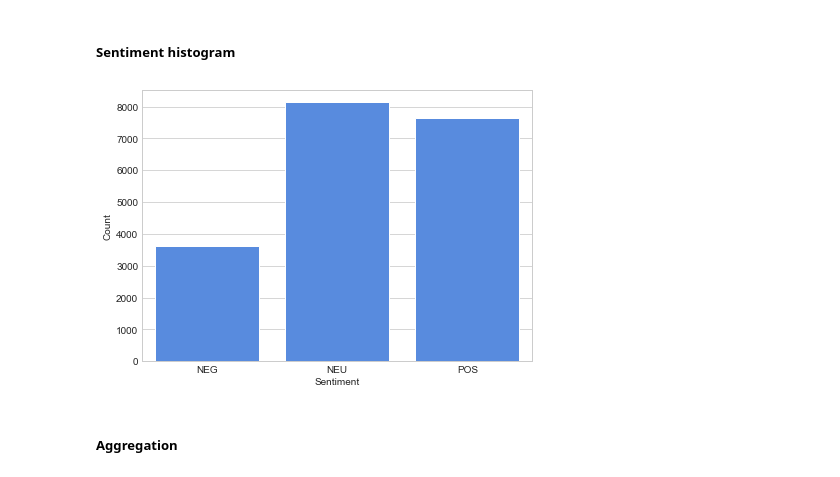
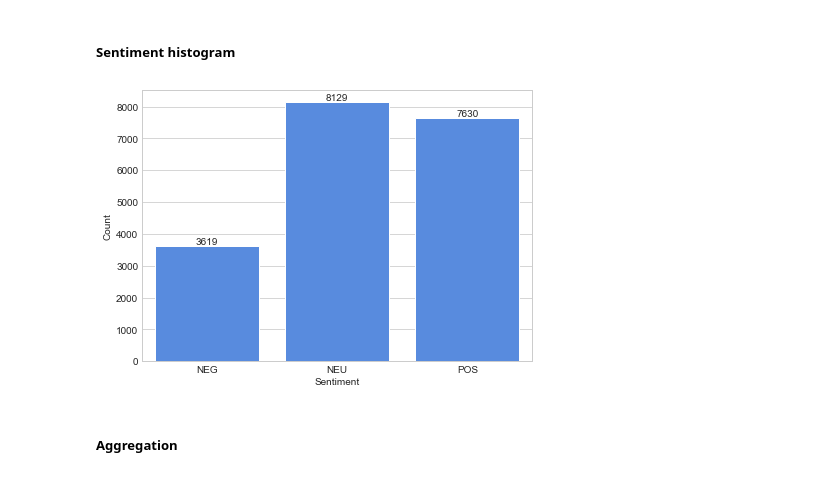
Before and after one commit to MGaulia/PD, a Jupyter notebook: 3 Sentiment.ipynb, the cells around one changed output. Saved outputs shown, nothing was run; the diff lists cells and outputs as text; code cells hidden in the pictures.

```diff
--- a/3 Sentiment.ipynb
+++ b/3 Sentiment.ipynb
@@ -126,15 +126,17 @@ full_tweets.head(2)
 # %%
 plt.figure(figsize=(7, 5))
 ax = sns.barplot(data=full_tweets.groupby(['vader_int']).size().reset_index(name='counts'),
                  x="vader_int",
                  y ="counts",
                 color=GOOGLE_BLUE)
 ax.set(xlabel='Sentiment', ylabel='Count')
 ax.set_xticklabels(['NEG', 'NEU', 'POS'])
+ax.bar_label(ax.containers[0])
 plt.savefig('images/sentiment_barchart.pdf', format = "pdf", dpi = 300,bbox_inches='tight')
+plt.savefig('images/sentiment_barchart.jpg', format = "jpg", dpi = 300,bbox_inches='tight')
 plt.show()
 # %% [output]
-[figure, old version]
+[figure, new version]
 # %% [markdown]
 ##### Aggregation
 # %%
```
Also changed, not shown: parts of 3 cells of this notebook, 2 other files.
